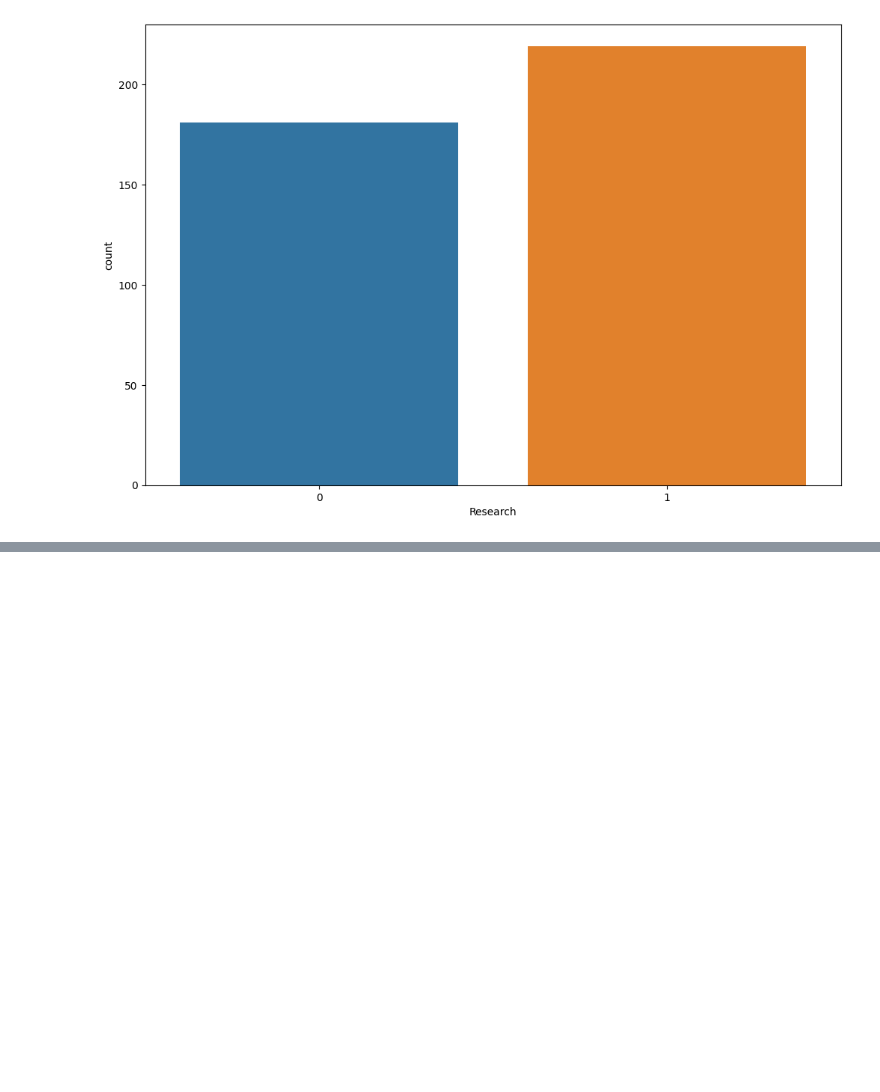
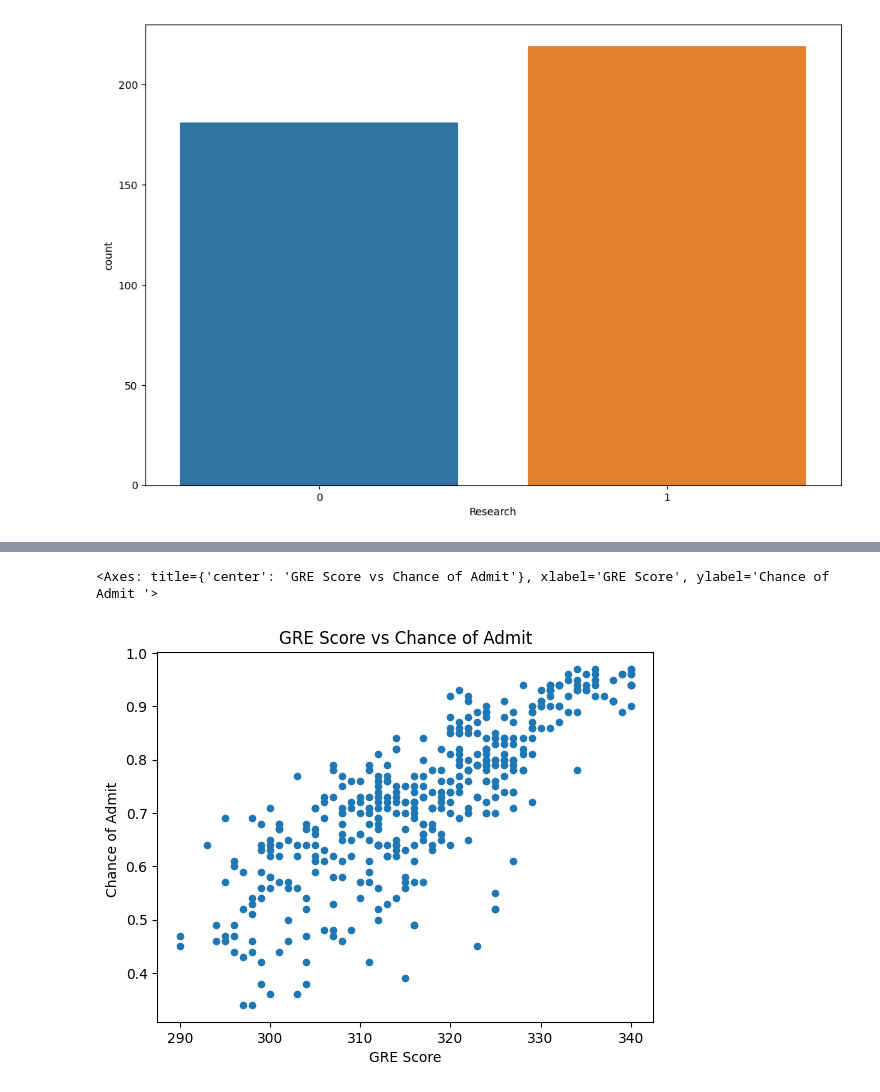
Before and after one commit to penscola/Graduate-Admissions, a Jupyter notebook: code/graduate-admision.ipynb, the cells around one changed output, grey strips where cells are left out. Cells and saved outputs as stored; diff of their text form; code cells hidden in the pictures; blank space fills up the shorter version.

```diff
--- a/code/graduate-admision.ipynb
+++ b/code/graduate-admision.ipynb
@@ -112,0 +129,5 @@ plt.show()
+# %%
+df.plot(kind="scatter", x='GRE Score', y = 'Chance of Admit ', title="GRE Score vs Chance of Admit")
+# %% [output]
+<Axes: title={'center': 'GRE Score vs Chance of Admit'}, xlabel='GRE Score', ylabel='Chance of Admit '>
+[figure, added]
```
Also changed, not shown: parts of 16 cells of this notebook, 1 other file.
